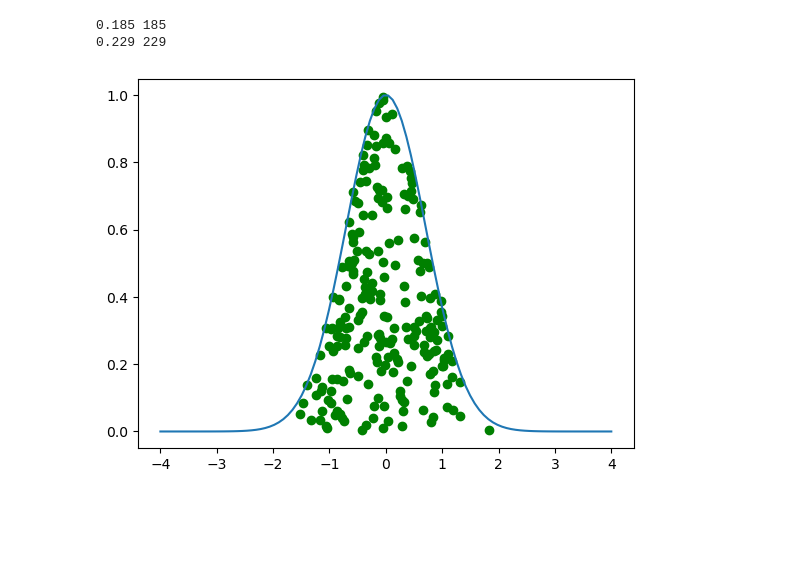
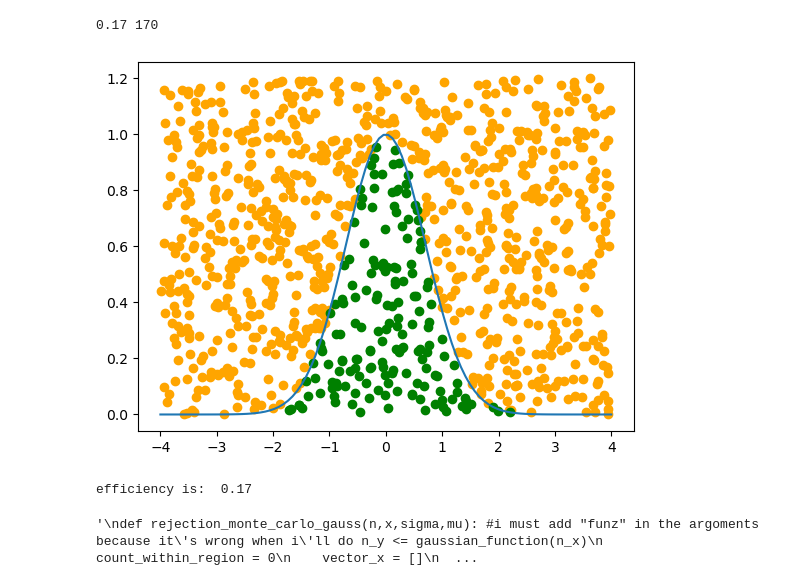
Before and after one commit to GenovaCosmology/AstroCosmoComputational, a Jupyter notebook: Students/AndreaGatti/Lesson7/Exercize1/Rejection_montecarlo.ipynb, the cells around one changed output. Cells and saved outputs as stored; diff of their text form; code cells hidden in the pictures; blank space fills up the shorter version.

```diff
--- a/Students/AndreaGatti/Lesson7/Exercize1/Rejection_montecarlo.ipynb
+++ b/Students/AndreaGatti/Lesson7/Exercize1/Rejection_montecarlo.ipynb
@@ -14,8 +14,6 @@ const = [1,2]
 x = np.linspace(-4,4,100)
 y = np.full(100,1.2)
 
-
-
 #Function that I want to compute rejection montecarlo
 #Case: GAUSSIAN FUNCTION
 def gaussian_function(x):
@@ -24,11 +22,12 @@ pdf=[]
 for i in range(len(x)):
     pdf.append(gaussian_function(x[i]))
 
-
 #compute integral with rejection montecarlo:
 
 #x e y define the box which i use to generate random numbers
 #pdf is the function which i want to calculate the integral
+out_distrib_x=[]
+out_distrib_y=[]
 def rejection_monte_carlo_flat(n,x,y,pdf):
     count_within_region = 0
     vector_x = []
@@ -46,14 +45,40 @@ def rejection_monte_carlo_flat(n,x,y,pdf):
             vector_y.append(n_y)
             number = number + 1
             #print(n_x,n_y)
+        else:
+            out_distrib_x.append(n_x)
+            out_distrib_y.append(n_y)
 
     integral_estimate = count_within_region / n
     return integral_estimate, vector_x, vector_y, number
 
 
 
+
+# Number of random points to generate
+num_points = 1000
+
+# Estimate the integral with a flat function
+integral_estimate, vector_x, vector_y, number = rejection_monte_carlo_flat(num_points,x,y,gaussian_function)
+print(integral_estimate, number)
+#now i estimate the integral with a gaussian function
+#integral_estimate_gauss, vec_x, vec_y, num = rejection_monte_carlo_gauss(num_points,x,2,0)
+#print(integral_estimate_gauss, num)
+
+fig, ax = plt.subplots()
+
+#ax.plot(x, y) #label='Flat function'
+ax.plot(x, pdf) #label='Gaussian distribuction'
+plt.scatter(out_distrib_x, out_distrib_y, color='orange',marker='o')
+plt.scatter(vector_x, vector_y, color='green',marker='o')
+#plt.scatter(vec_x, vec_y, color = 'green', marker='o')
+#ax.legend()
+plt.show()
+print("efficiency is: ",len(vector_x)/(len(vector_x) + len(out_distrib_x)))
+
 #Rejection montecarlo with proposed distribution is Gaussian distribution
-def rejection_monte_carlo_gauss(n,x,sigma,mu):
+'''
+def rejection_monte_carlo_gauss(n,x,sigma,mu): #i must add "funz" in the argoments because it's wrong when i'll do n_y <= gaussian_function(n_x)
     count_within_region = 0
     vector_x = []
     vector_y = []
@@ -61,52 +86,35 @@ def rejection_monte_carlo_gauss(n,x,sigma,mu):
     #mu = 0  # Mean
     #sigma = 1  # Standard deviation
 
     # Generate data points for x-axis
     #x = np.linspace(mu - 3*sigma, mu + 3*sigma, 100)
 
     # Calculate the probability density function (PDF) values for the given parameters
     def gaussian_function(x):
         return np.exp(- ((x - mu) / sigma)**2) #-0.5*
     y=[]
     for i in range(len(x)):
         y.append(np.exp(- ((x[i] - mu) / sigma)**2)) #(1/(sigma * np.sqrt(2 * np.pi))) *
     #plt.plot(x,y,color='magenta')
     #now i introduce a variable that count how many point is within the box(in this case gaussain function)
     number = 0
     for _ in range(n):
         n_x = random.uniform(min(x), max(x))  # Generate a random x-coordinate
         n_y = random.uniform(0, max(y))  # Generate a random y-coordinate
         #print(n_y)
 
         if n_y <= gaussian_function(n_x):
             count_within_region += 1
             vector_x.append(n_x)
             vector_y.append(n_y)
             number = number+1
             #print(n_x,n_y)
 
     integral_estimate = count_within_region / n
     return integral_estimate, vector_x, vector_y, number
-
-# Number of random points to generate
-num_points = 1000
-
-# Estimate the integral with a flat function
-integral_estimate, vector_x, vector_y, number = rejection_monte_carlo_flat(num_points,x,y,gaussian_function)
-print(integral_estimate, number)
-#now i estimate the integral with a gaussian function
-integral_estimate_gauss, vec_x, vec_y, num = rejection_monte_carlo_gauss(num_points,x,1,0)
-print(integral_estimate_gauss, num)
-
-fig, ax = plt.subplots()
-
-#ax.plot(x, y) #label='Flat function'
-ax.plot(x, pdf) #label='Gaussian distribuction'
-#plt.scatter(vector_x, vector_y, color='green',marker='o')
-plt.scatter(vec_x, vec_y, color = 'green', marker='o')
-#ax.legend()
-plt.show()
+'''
 # %% [output]
-0.185 185
-0.229 229
+0.17 170
-[figure, old version]
+[figure, new version]
+efficiency is:  0.17
+'\ndef rejection_monte_carlo_gauss(n,x,sigma,mu): #i must add "funz" in the argoments because it\'s wrong when i\'ll do n_y <= gaussian_function(n_x)\n    count_within_region = 0\n    vector_x = []\n  ...
```
Also changed, not shown: parts of 4 cells of this notebook, 1 other file.
